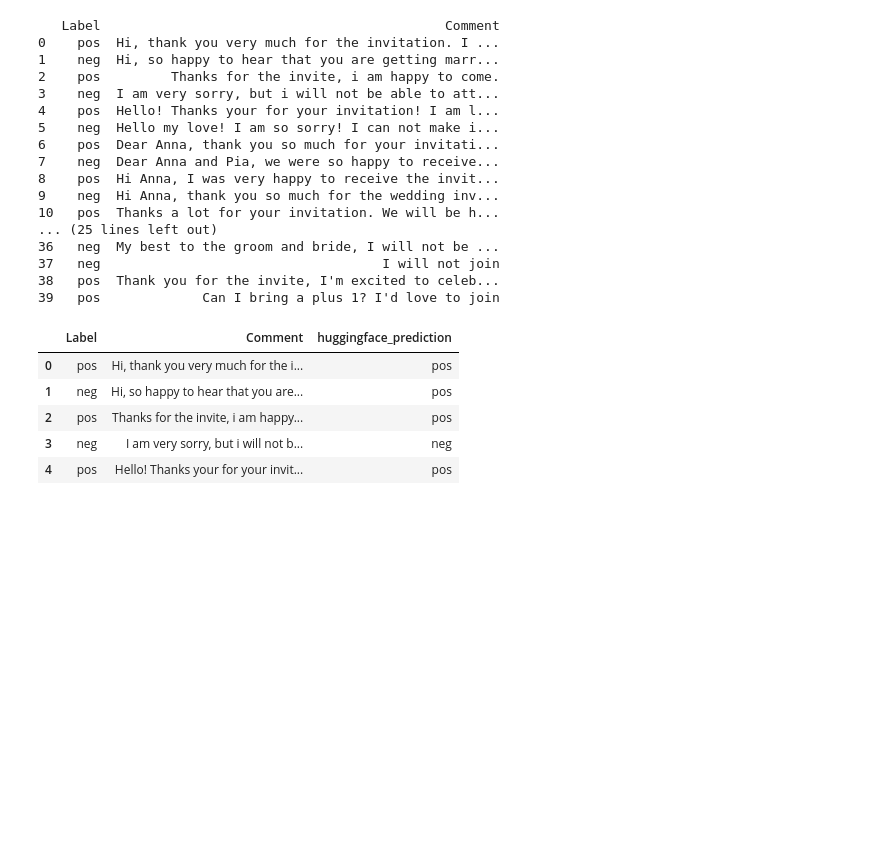
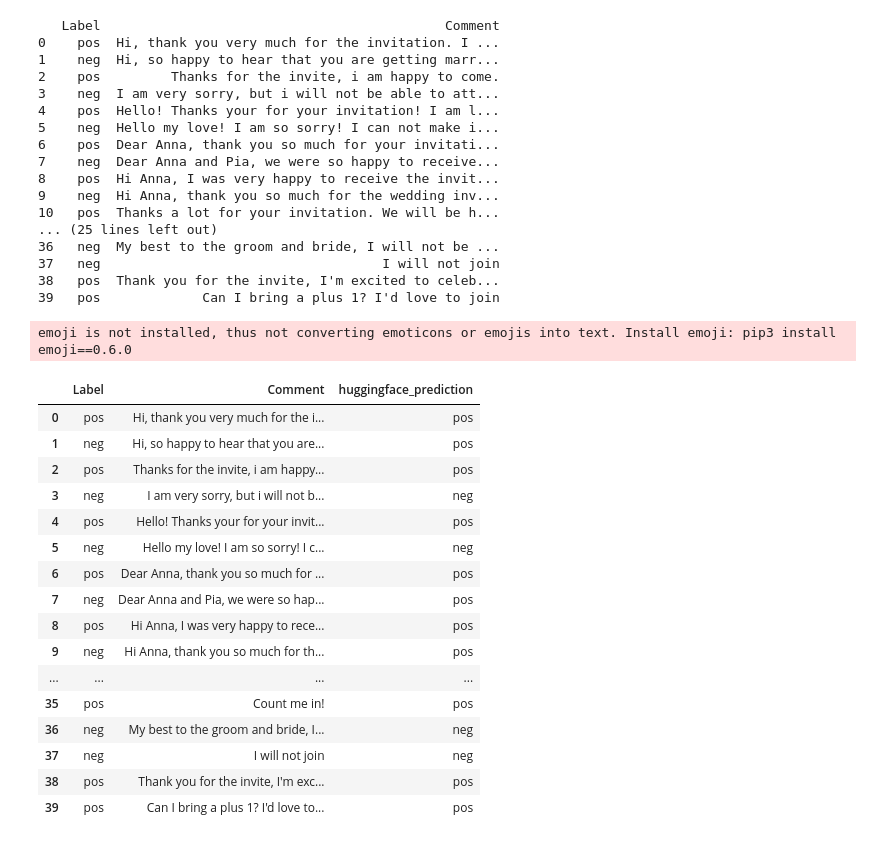
Before and after one commit to ReeceRios/Intro2python, a Jupyter notebook: Sentiment_Analysis_Hertie_Work.ipynb, the cells around one changed output. Drawn from its saved outputs; the diff is of its cells as text; code cells hidden in the pictures; blank space fills up the shorter version.

```diff
--- a/Sentiment_Analysis_Hertie_Work.ipynb
+++ b/Sentiment_Analysis_Hertie_Work.ipynb
@@ -74,15 +56,43 @@ print(df)
 # %%
 import pandas as pd
 from transformers import pipeline
+def huggingface_analysis(df):
 
-classifier = pipeline("text-classification", model="finiteautomata/bertweet-base-sentiment-analysis", return_all_scores=True)
-df['huggingface_prediction'] = df.Comment.apply(lambda txt: 'pos' if classifier(txt)[0][-1]['score'] >= 0.5 else 'neg')
-df.head()
+    """
+    Takes responses from dataframe and analyzes them with Huggingface.
+    Standardizes analysis output as "pos" or "neg".
+    Adds analysis output to dataframe.
+
+    Args:
+      df (DataFrame): data frame containing the analysis data
+
+    Returns:
+      df (DataFrame): data frame containing the result of Huggingface sentiment analysis in a standardized way
+
+    """
+    classifier = pipeline("text-classification", model="finiteautomata/bertweet-base-sentiment-analysis", return_all_scores=True)
+    df['huggingface_prediction'] = df.Comment.apply(lambda txt: 'pos' if classifier(txt)[0][-1]['score'] >= 0.5 else 'neg')
+
+    return(df)
-# %% [output]
-|  | Label | Comment | huggingface_prediction |
-| 0 | pos | Hi, thank you very much for the i... | pos |
-| 1 | neg | Hi, so happy to hear that you are... | pos |
-| 2 | pos | Thanks for the invite, i am happy... | pos |
-| 3 | neg | I am very sorry, but i will not b... | neg |
-| 4 | pos | Hello! Thanks your for your invit... | pos |
+# %%
+huggingface_analysis(df)
+# %% [output]
+emoji is not installed, thus not converting emoticons or emojis into text. Install emoji: pip3 install emoji==0.6.0
+|  | Label | Comment | huggingface_prediction |
+| 0 | pos | Hi, thank you very much for the i... | pos |
+| 1 | neg | Hi, so happy to hear that you are... | pos |
+| 2 | pos | Thanks for the invite, i am happy... | pos |
+| 3 | neg | I am very sorry, but i will not b... | neg |
+| 4 | pos | Hello! Thanks your for your invit... | pos |
+| 5 | neg | Hello my love! I am so sorry! I c... | neg |
+| 6 | pos | Dear Anna, thank you so much for ... | pos |
+| 7 | neg | Dear Anna and Pia, we were so hap... | pos |
+| 8 | pos | Hi Anna, I was very happy to rece... | pos |
+| 9 | neg | Hi Anna, thank you so much for th... | pos |
+| ... | ... | ... | ... |
+| 35 | pos | Count me in! | pos |
+| 36 | neg | My best to the groom and bride, I... | neg |
+| 37 | neg | I will not join | neg |
+| 38 | pos | Thank you for the invite, I'm exc... | pos |
+| 39 | pos | Can I bring a plus 1? I'd love to... | pos |
 # %%
```
Also changed, not shown: parts of 21 cells of this notebook.
